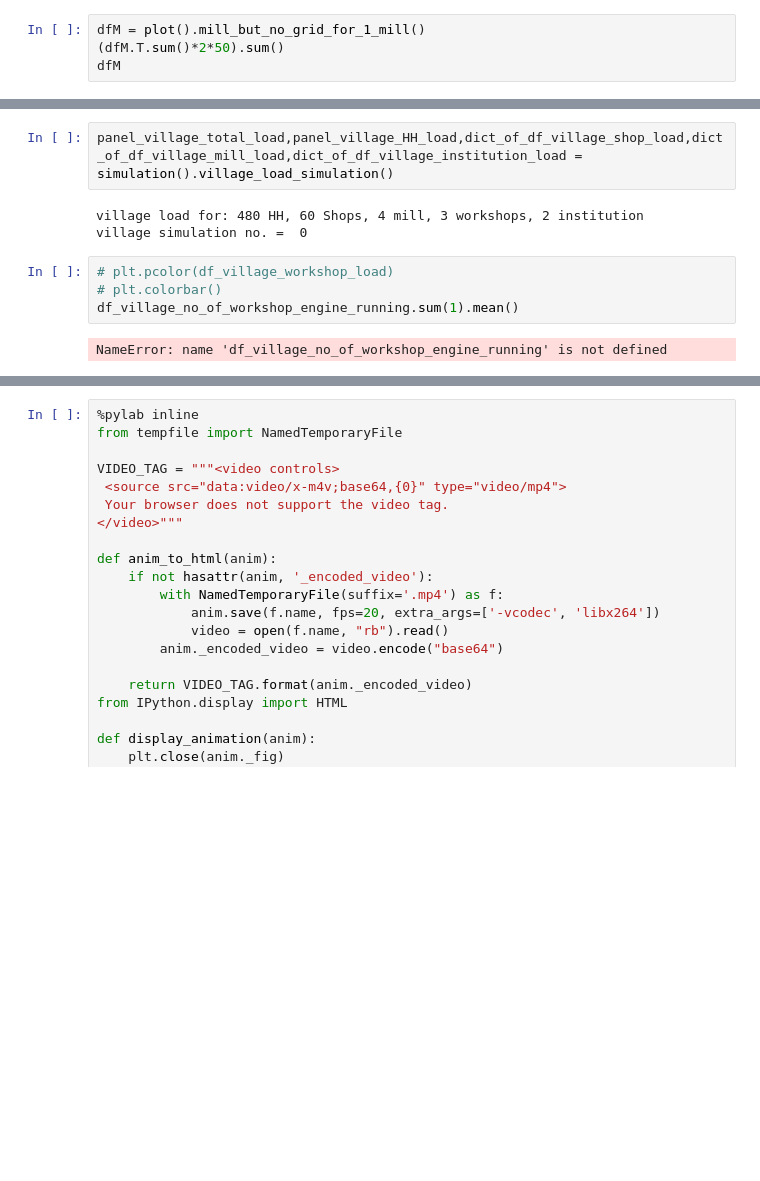
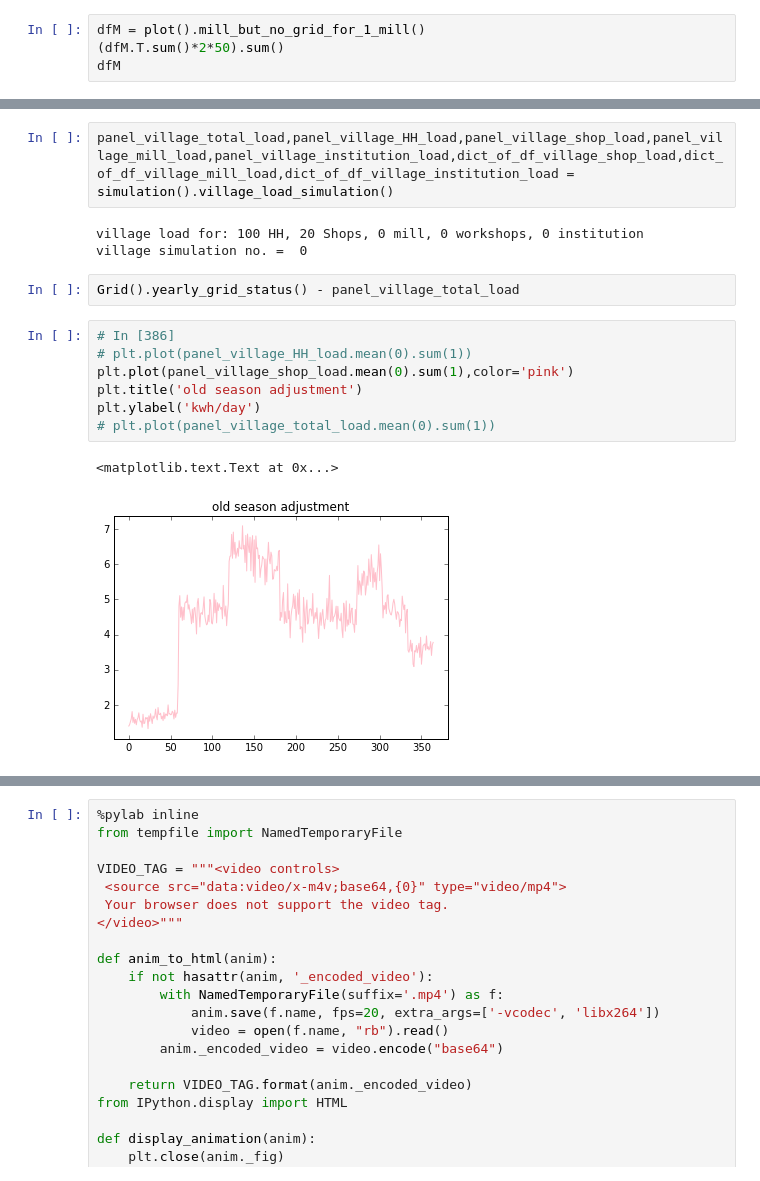
Before and after one commit to rishshrestha/demand_simulation, a Jupyter notebook: Demand Simulation-Probabilistic.ipynb, the cells around one changed output, grey strips where cells are left out. Drawn from its saved outputs; the diff is of its cells as text; blank space fills up the shorter version.

```diff
--- a/Demand Simulation-Probabilistic.ipynb
+++ b/Demand Simulation-Probabilistic.ipynb
@@ -1127,11 +1215,17 @@ Minor_axis axis: 0 to 23
 # %%
-panel_village_total_load,panel_village_HH_load,dict_of_df_village_shop_load,dict_of_df_village_mill_load,dict_of_df_village_institution_load = simulation().village_load_simulation()
+panel_village_total_load,panel_village_HH_load,panel_village_shop_load,panel_village_mill_load,panel_village_institution_load,dict_of_df_village_shop_load,dict_of_df_village_mill_load,dict_of_df_village_institution_load = simulation().village_load_simulation()
 # %% [output]
-village load for: 480 HH, 60 Shops, 4 mill, 3 workshops, 2 institution
+village load for: 100 HH, 20 Shops, 0 mill, 0 workshops, 0 institution
 village simulation no. =  0
-# %%
-# plt.pcolor(df_village_workshop_load)
-# plt.colorbar()
-df_village_no_of_workshop_engine_running.sum(1).mean()
-# %% [output]
-NameError: name 'df_village_no_of_workshop_engine_running' is not defined
+# %%
+Grid().yearly_grid_status() - panel_village_total_load
+# %%
+# In [386]
+# plt.plot(panel_village_HH_load.mean(0).sum(1))
+plt.plot(panel_village_shop_load.mean(0).sum(1),color='pink')
+plt.title('old season adjustment')
+plt.ylabel('kwh/day')
+# plt.plot(panel_village_total_load.mean(0).sum(1))
+# %% [output]
+<matplotlib.text.Text at 0x...>
+[figure, added]
```
Also changed, not shown: parts of 24 cells of this notebook.
